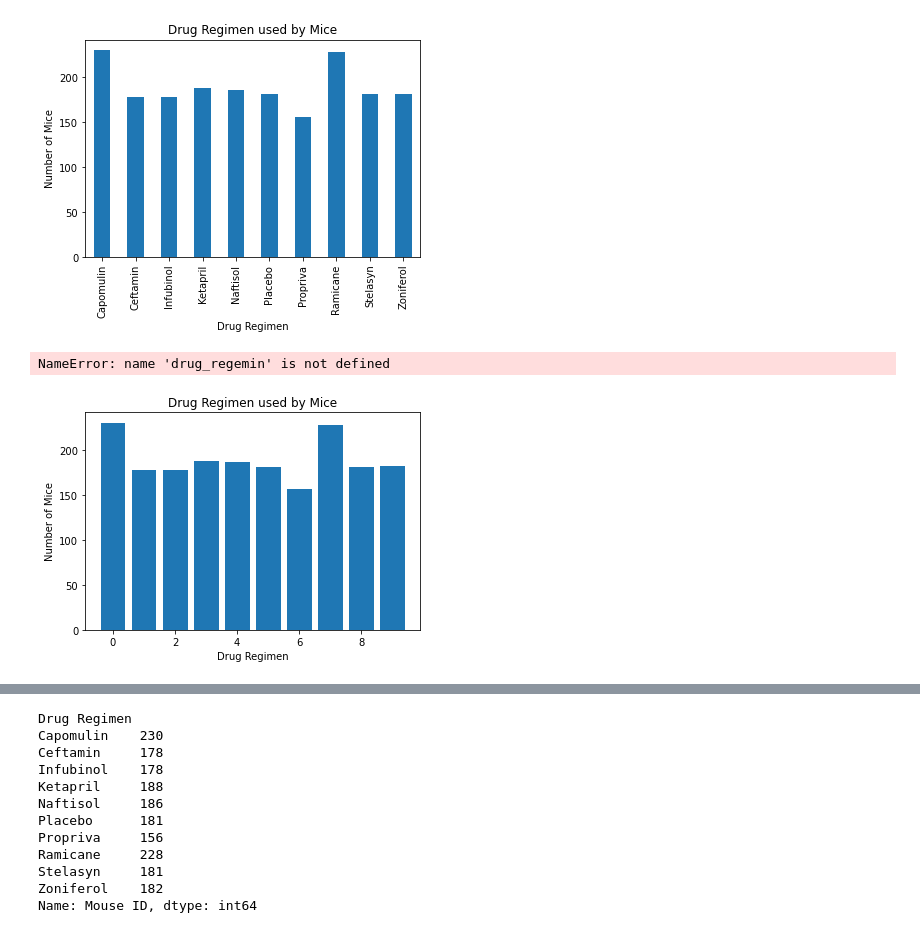
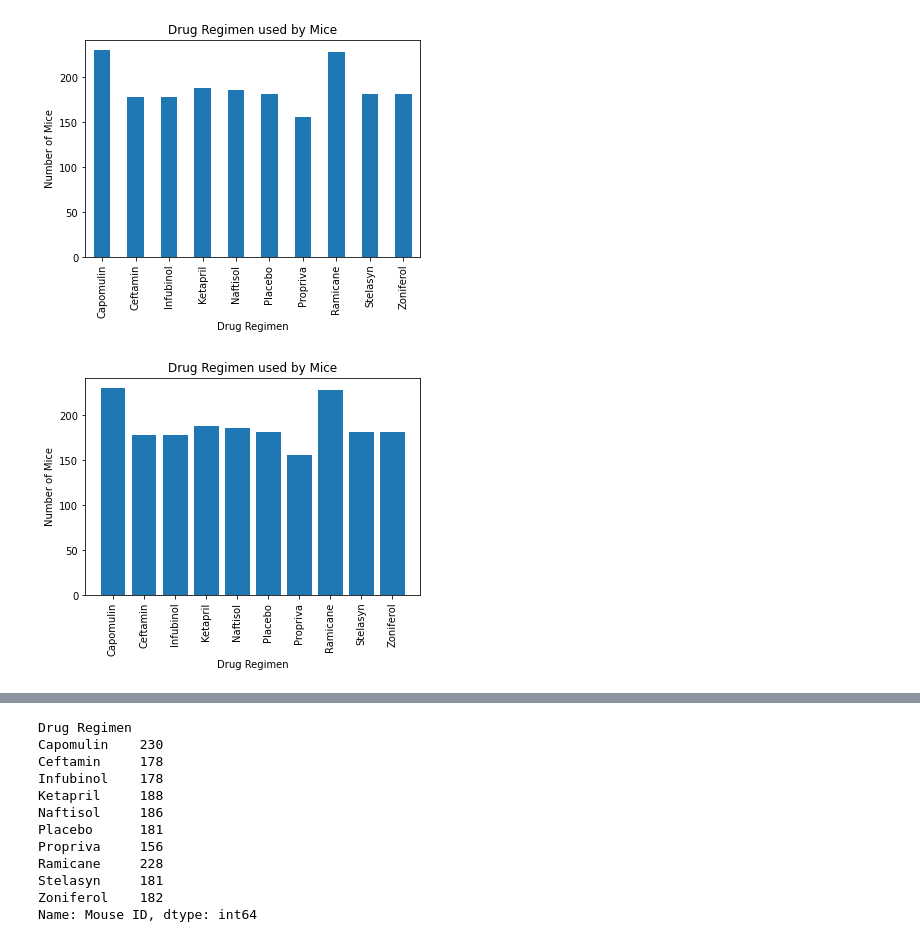
Before and after one commit to rmaher314/HW5_Matplotlib, a Jupyter notebook: pymaceuticals_starter.ipynb, the cells around one changed output, grey strips where cells are left out. Cells and saved outputs as stored; diff of their text form; code cells hidden in the pictures.

Commit message:
Cleaned up the code, added labels and titles to all graphs.

```diff
--- a/pymaceuticals_starter.ipynb
+++ b/pymaceuticals_starter.ipynb
@@ -124,16 +132,16 @@ plt.show()
 # %% [output]
 [figure]
 # %%
+# Bar Chart - Count of Mice Using Drug Regimen - with Matplotlib Dataframe
 reset_user_df= users_df.reset_index()
 x_data = range(len(reset_user_df["Mouse ID"]))
 y_data = reset_user_df["Mouse ID"]
 plt.bar(x_data, y_data)
 plt.title("Drug Regimen used by Mice")
 plt.xlabel("Drug Regimen")
 plt.ylabel("Number of Mice")
-plt.xticks(x_data, drug_regemin)
+plt.xticks(x_data, (reset_user_df["Drug Regimen"]), rotation='vertical')
 #users2_df= mouse_data_nodupes_df.plot(mouse_data_nodupes_df['Drug Regimen'], kind='bar' , legend=None)
 plt.show()
 # %% [output]
-NameError: name 'drug_regemin' is not defined
-[figure, old version]
+[figure, new version]
```
Also changed, not shown: parts of 20 cells of this notebook.
